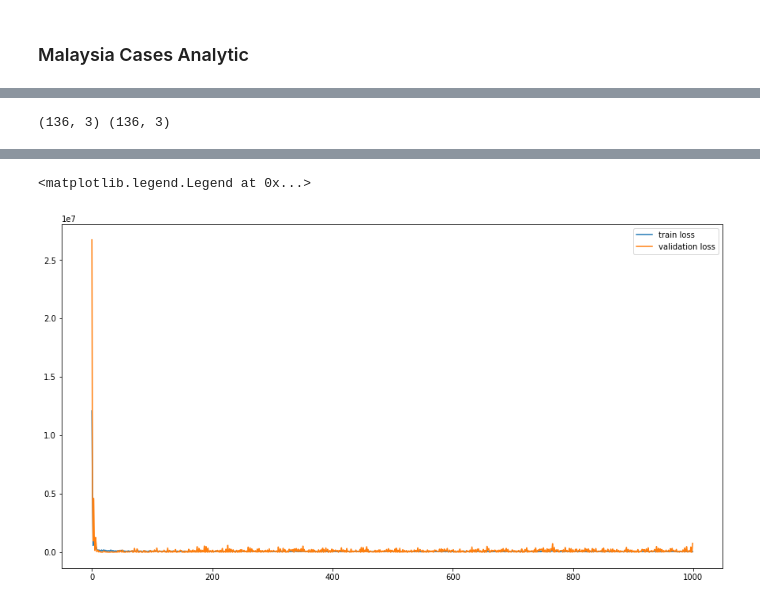
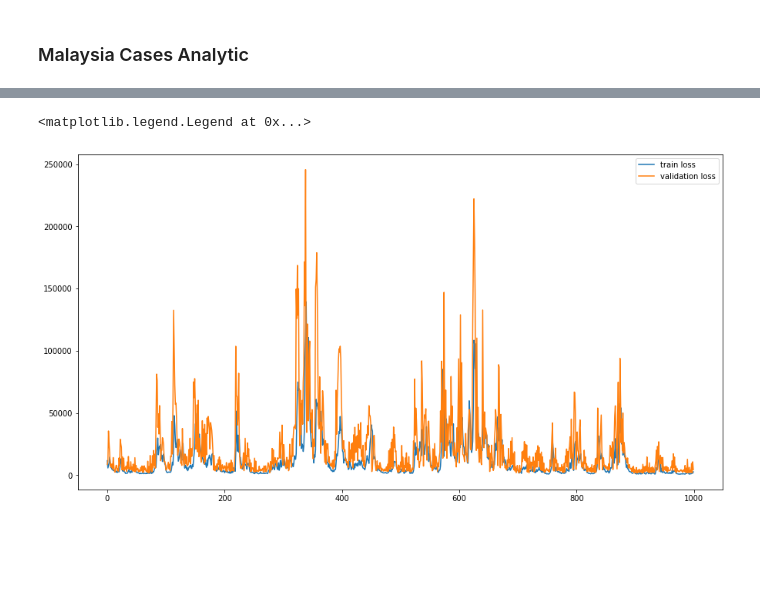
Before and after one commit to chunkhai96/covid-19-analysis, a Jupyter notebook: analysis_notebook.ipynb, the cells around one changed output, grey strips where cells are left out. Cells and saved outputs as stored; diff of their text form; code cells hidden in the pictures; blank space fills up the shorter version.

Commit message:
Train 3 different model for confirmed, recovered and death case

```diff
--- a/analysis_notebook.ipynb
+++ b/analysis_notebook.ipynb
@@ -276,3 +328,3 @@ def lstm_model():
 # %%
-model_confirmed = lstm_model()
-model_confirmed.compile(optimizer='adam', loss='mean_squared_error')
+model_confirmed = gru_model(prev_day)
+model_confirmed.compile(optimizer='adam', loss=tf.keras.losses.MeanSquaredError())
@@ -297,61 +331,27 @@ None
-# %%
-# Create training input for lstm
-# sample_confirmed = np.pad(my_confirmed, (prev_day,0), 'constant', constant_values=0).reshape(my_confirmed.shape[0]+prev_day, 1)
-# sample_confirmed = [sample_confirmed[i:i+prev_day]for i in range(0, len(sample_confirmed)-prev_day,1)]
-# sample_confirmed = np.array(sample_confirmed).reshape(len(sample_confirmed),prev_day,1).astype(float)
-# sample_recovered = np.pad(my_recovered, (prev_day,0), 'constant', constant_values=0).reshape(my_recovered.shape[0]+prev_day, 1)
-# sample_recovered = [sample_recovered[i:i+prev_day]for i in range(0, len(sample_recovered)-prev_day,1)]
-# sample_recovered = np.array(sample_recovered).reshape(len(sample_recovered),prev_day,1).astype(float)
-# sample_death = np.pad(my_death, (prev_day,0), 'constant', constant_values=0).reshape(my_death.shape[0]+prev_day, 1)
-# sample_death = [sample_death[i:i+prev_day]for i in range(0, len(sample_death)-prev_day,1)]
-# sample_death = np.array(sample_death).reshape(len(sample_death),prev_day,1).astype(float)
-# features = np.concatenate((sample_confirmed, sample_recovered, sample_death), axis=2)
-
-# Create training input for ff network
-sample_confirmed = np.array(my_confirmed).reshape(len(my_confirmed),1).astype(float)
-sample_recovered = np.array(my_recovered).reshape(len(my_recovered),1).astype(float)
-sample_death = np.array(my_death).reshape(len(my_death),1).astype(float)
-features = np.concatenate((sample_confirmed, sample_recovered, sample_death), axis=1)
-
-# Create label
-label_confirmed = np.array(my_confirmed).reshape(len(my_confirmed),1).astype(float)
-label_recovered = np.array(my_recovered).reshape(len(my_recovered),1).astype(float)
-label_death = np.array(my_death).reshape(len(my_death),1).astype(float)
-label = np.concatenate((label_confirmed, label_recovered, label_death), axis=1)
-
-# X_train, X_test, y_train, y_test = train_test_split(features, label, test_size=0.1)
-# print(X_train.shape, X_test.shape, y_train.shape, y_test.shape)
-
-X_train = features[:-1]
-y_train = label[1:]
-# X_train, y_train = shuffle(X_train, y_train)
-print(X_train.shape, y_train.shape)
-# %% [output]
-(136, 3) (136, 3)
+# %%
+epochs = 1000
+batch_size = 64
+mh_confirmed = {
+    'loss': [],
+    'val_loss': []
+}
 # %%
-X_train_confirmed = np.array(my_confirmed).reshape(len(my_confirmed),1).astype(float)[:-1]
-y_train_confirmed = np.array(my_confirmed).reshape(len(my_confirmed),1).astype(float)[1:]
-epochs = 1000
-batch_size = 32
-model_hist = {
-    'loss': [],
-    'val_loss': []
-}
+shuffled_sample_confirmed, shuffled_label_confirmed = shuffle(sample_confirmed, label_confirmed)
 for i in tqdm(range(epochs)):
-  history = model_confirmed.fit(x=X_train_confirmed, y=y_train_confirmed,
+  history = model_confirmed.fit(x=shuffled_sample_confirmed, y=shuffled_label_confirmed,
                       epochs=1,
                       batch_size=batch_size,
                       validation_split=0.1,
                       shuffle=True,
                       verbose=0)
-  model_hist['loss'].append(history.history['loss'])
-  model_hist['val_loss'].append(history.history['val_loss'])
+  mh_confirmed['loss'].append(history.history['loss'])
+  mh_confirmed['val_loss'].append(history.history['val_loss'])
   if((int((i+1)%(epochs/10)) == 0) or (i == (epochs-1))):
     print(f"Epoch {i+1} -> loss: {history.history['loss']} val_loss: {history.history['val_loss']}")
 
 # Plot model traning loss
 plt.figure(figsize=(15,8))
-plt.plot(model_hist['loss'], label='train loss')
-plt.plot(model_hist['val_loss'], label='validation loss')
+plt.plot(mh_confirmed['loss'], label='train loss')
+plt.plot(mh_confirmed['val_loss'], label='validation loss')
 plt.legend()
 # %% [output]
@@ -368,2 +368,2 @@ Epoch 1000 -> loss: [58522.171875] val_loss: [774397.875]
 <matplotlib.legend.Legend at 0x...>
-[figure, old version]
+[figure, new version]
```
Also changed, not shown: parts of 41 cells of this notebook.
